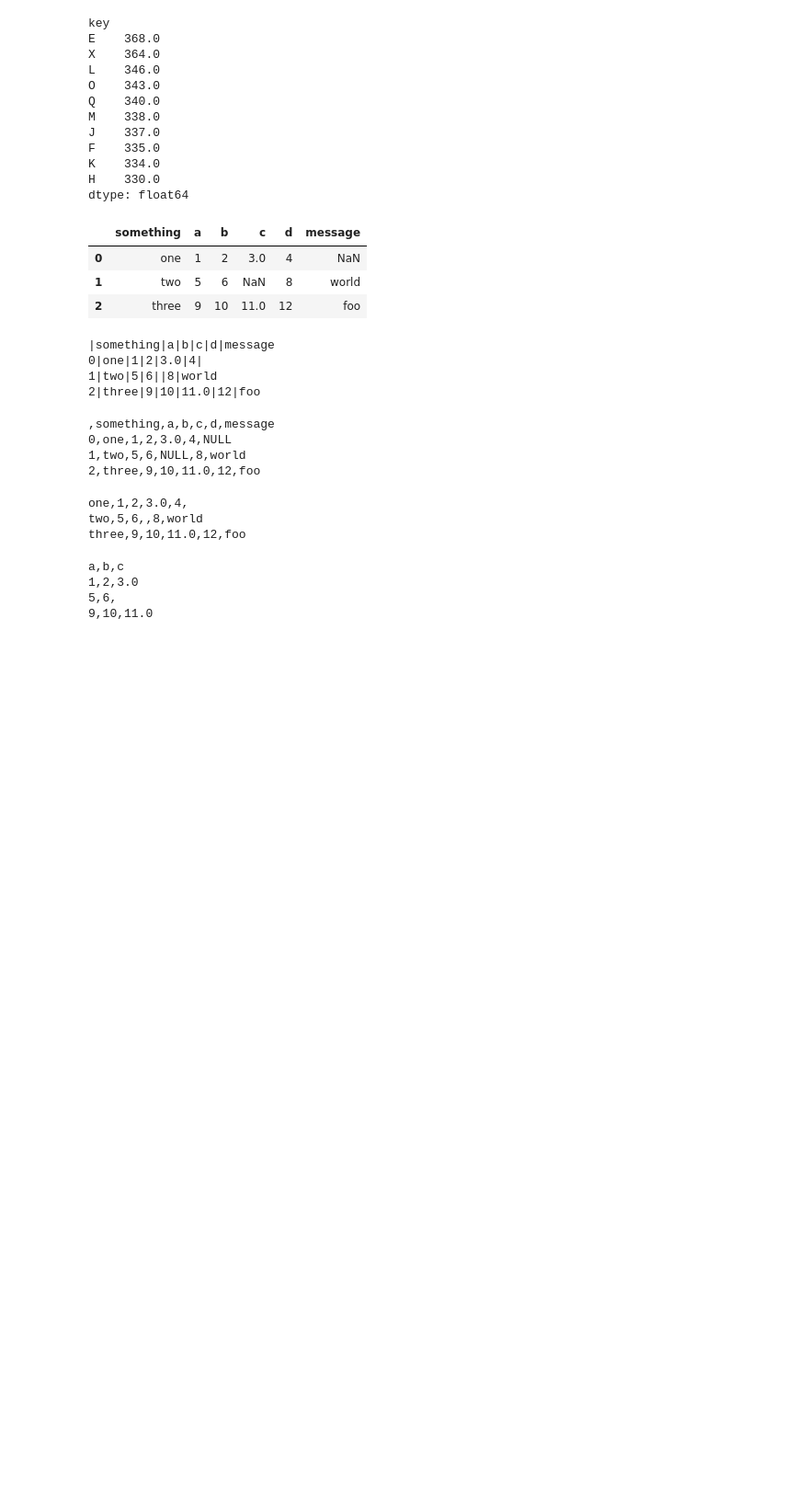
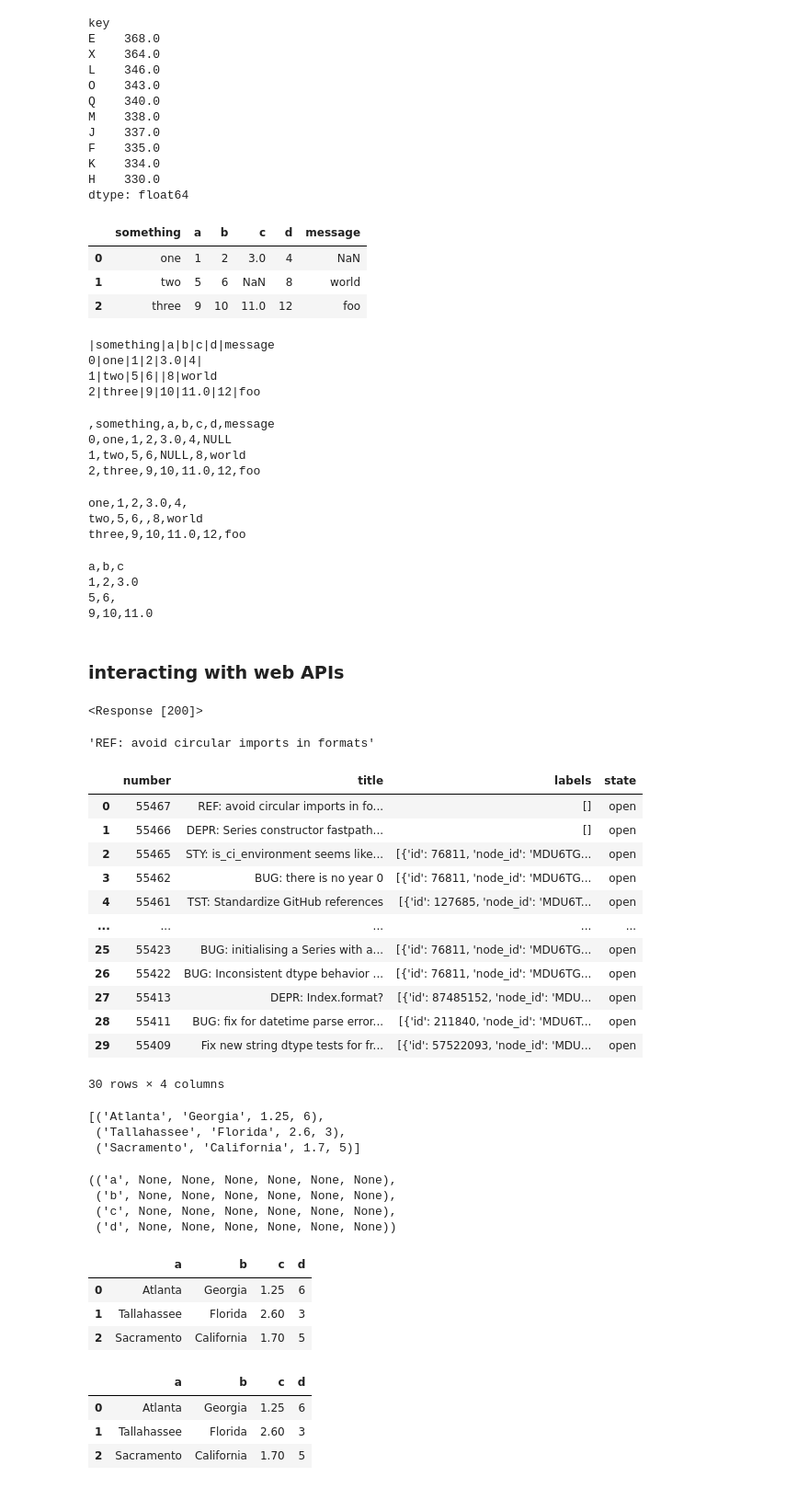
Before and after one commit to chadallison/p4da, a Jupyter notebook: ch6.ipynb, the cells around one changed output. Shown at 92% size. Saved outputs shown, nothing was run; the diff lists cells and outputs as text; code cells hidden in the pictures; blank space fills up the shorter version.

```diff
--- a/ch6.ipynb
+++ b/ch6.ipynb
@@ -230,0 +229,37 @@ a,b,c
+# %% [markdown]
+### interacting with web APIs
+# %%
+import requests
+
+url = "https://api.github.com/repos/pandas-dev/pandas/issues"
+resp = requests.get(url)
+resp.raise_for_status()
+
+resp
+# %% [output]
+<Response [200]>
+# %%
+data = resp.json()
+
+data[0]["title"]
+# %% [output]
+'REF: avoid circular imports in formats'
+# %%
+issues = pd.DataFrame(data,
+                      columns = ["number", "title", "labels", "state"])
+
+issues
+# %% [output]
+|  | number | title | labels | state |
+| 0 | 55467 | REF: avoid circular imports in fo... | [] | open |
+| 1 | 55466 | DEPR: Series constructor fastpath... | [] | open |
+| 2 | 55465 | STY: is_ci_environment seems like... | [{'id': 76811, 'node_id': 'MDU6TG... | open |
+| 3 | 55462 | BUG: there is no year 0 | [{'id': 76811, 'node_id': 'MDU6TG... | open |
+| 4 | 55461 | TST: Standardize GitHub references | [{'id': 127685, 'node_id': 'MDU6T... | open |
+| ... | ... | ... | ... | ... |
+| 25 | 55423 | BUG: initialising a Series with a... | [{'id': 76811, 'node_id': 'MDU6TG... | open |
+| 26 | 55422 | BUG: Inconsistent dtype behavior ... | [{'id': 76811, 'node_id': 'MDU6TG... | open |
+| 27 | 55413 | DEPR: Index.format? | [{'id': 87485152, 'node_id': 'MDU... | open |
+| 28 | 55411 | BUG: fix for datetime parse error... | [{'id': 211840, 'node_id': 'MDU6T... | open |
+| 29 | 55409 | Fix new string dtype tests for fr... | [{'id': 57522093, 'node_id': 'MDU... | open |
+30 rows × 4 columns
@@ -230,0 +296,33 @@ a,b,c
+# %%
+cursor = con.execute("SELECT * FROM test")
+rows = cursor.fetchall()
+rows
+# %% [output]
+[('Atlanta', 'Georgia', 1.25, 6),
+ ('Tallahassee', 'Florida', 2.6, 3),
+ ('Sacramento', 'California', 1.7, 5)]
+# %%
+cursor.description
+# %% [output]
+(('a', None, None, None, None, None, None),
+ ('b', None, None, None, None, None, None),
+ ('c', None, None, None, None, None, None),
+ ('d', None, None, None, None, None, None))
+# %%
+pd.DataFrame(rows, columns = [x[0] for x in cursor.description])
+# %% [output]
+|  | a | b | c | d |
+| 0 | Atlanta | Georgia | 1.25 | 6 |
+| 1 | Tallahassee | Florida | 2.60 | 3 |
+| 2 | Sacramento | California | 1.70 | 5 |
+# %%
+import sqlalchemy as sqla
+
+db = sqla.create_engine("sqlite:///mydata.sqlite")
+
+pd.read_sql("SELECT * FROM test", db)
+# %% [output]
+|  | a | b | c | d |
+| 0 | Atlanta | Georgia | 1.25 | 6 |
+| 1 | Tallahassee | Florida | 2.60 | 3 |
+| 2 | Sacramento | California | 1.70 | 5 |
```
Also changed, not shown: parts of 3 cells of this notebook, 2 other files.
